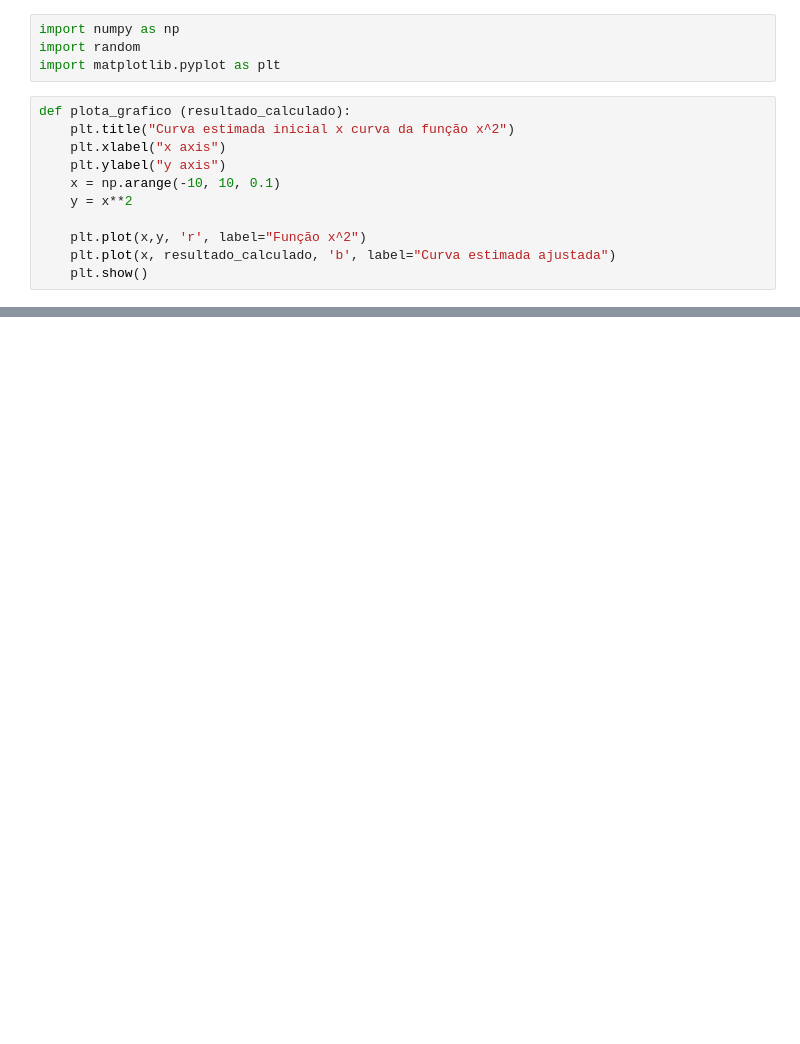
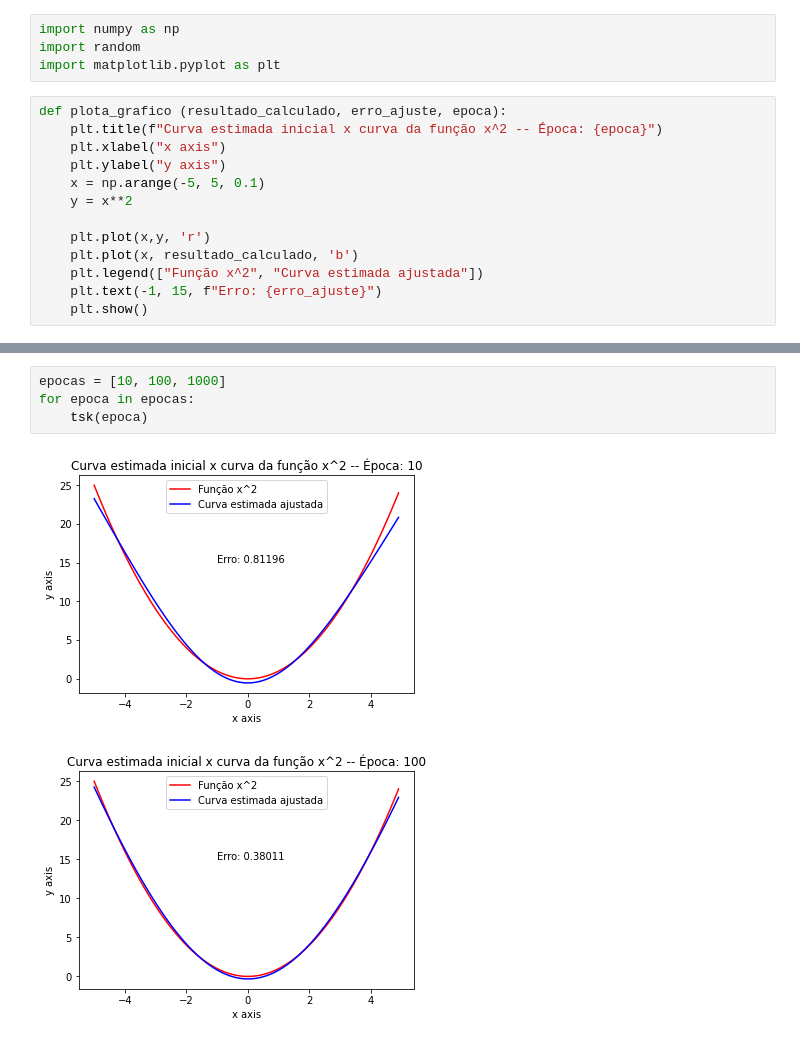
Before and after one commit to BulgarelliM/Computational-Intelligence, a Jupyter notebook: Fuzzy-TSK-Model/fuzzy_tsk_model.ipynb, the cells around one changed output, grey strips where cells are left out. Saved outputs shown, nothing was run; the diff lists cells and outputs as text; blank space fills up the shorter version.

Commit message:
Add results

```diff
--- a/Fuzzy-TSK-Model/fuzzy_tsk_model.ipynb
+++ b/Fuzzy-TSK-Model/fuzzy_tsk_model.ipynb
@@ -3,15 +17,17 @@ import numpy as np
 import random
 import matplotlib.pyplot as plt
 # %%
-def plota_grafico (resultado_calculado):
-    plt.title("Curva estimada inicial x curva da função x^2")
+def plota_grafico (resultado_calculado, erro_ajuste, epoca):
+    plt.title(f"Curva estimada inicial x curva da função x^2 -- Época: {epoca}")
     plt.xlabel("x axis")
     plt.ylabel("y axis")
-    x = np.arange(-10, 10, 0.1)
+    x = np.arange(-5, 5, 0.1)
     y = x**2
 
-    plt.plot(x,y, 'r', label="Função x^2")
-    plt.plot(x, resultado_calculado, 'b', label="Curva estimada ajustada")
+    plt.plot(x,y, 'r')
+    plt.plot(x, resultado_calculado, 'b')
+    plt.legend(["Função x^2", "Curva estimada ajustada"])
+    plt.text(-1, 15, f"Erro: {erro_ajuste}")
     plt.show()
 # %%
 # Modelo Fuzzy TSK - sistema de inferência de Sugeno
@@ -108,0 +120,7 @@ plota_grafico(resultado_calculado)
+# %%
+epocas = [10, 100, 1000]
+for epoca in epocas:
+    tsk(epoca)
+# %% [output]
+[figure, added]
+[figure, added]
```
Also changed, not shown: parts of 4 cells of this notebook.
